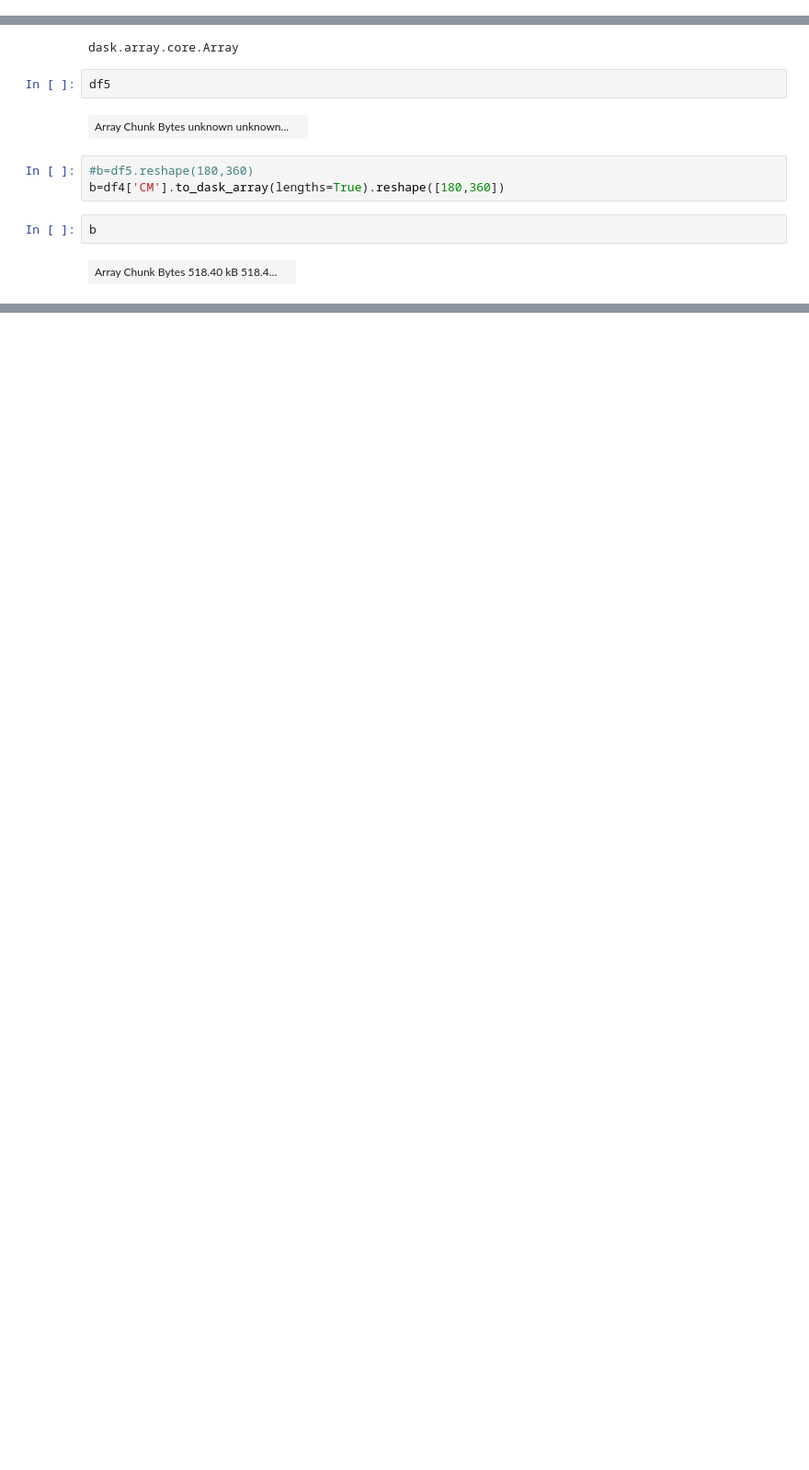
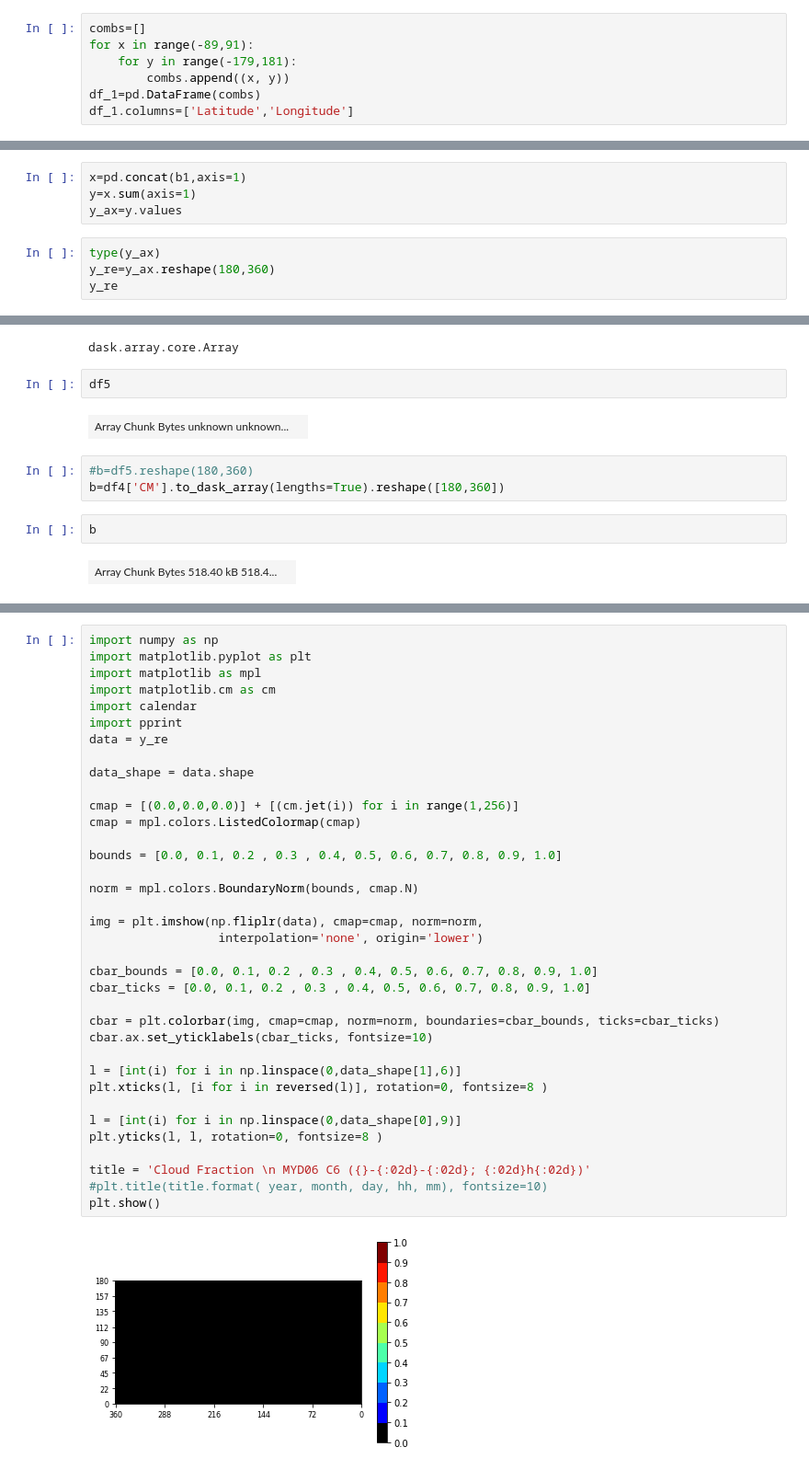
Before and after one commit to big-data-lab-umbc/MODIS_Aggregation, a Jupyter notebook: source/dask/Dask_aggregation_for_each_file.ipynb, the cells around one changed output, grey strips where cells are left out. Shown at 92% size. Saved outputs shown, nothing was run; the diff lists cells and outputs as text; blank space fills up the shorter version.

```diff
--- a/source/dask/Dask_aggregation_for_each_file.ipynb
+++ b/source/dask/Dask_aggregation_for_each_file.ipynb
@@ -147,0 +138,7 @@ SyntaxError: unexpected EOF while parsing (<ipython-input-136-9b8d7e57e565>, lin
+# %%
+combs=[]
+for x in range(-89,91):
+    for y in range(-179,181):
+        combs.append((x, y))
+df_1=pd.DataFrame(combs)
+df_1.columns=['Latitude','Longitude']
@@ -207,0 +226,8 @@ array([[0., 0., 0., ..., 0., 0., 0.],
+# %%
+x=pd.concat(b1,axis=1)
+y=x.sum(axis=1)
+y_ax=y.values
+# %%
+type(y_ax)
+y_re=y_ax.reshape(180,360)
+y_re
@@ -434,0 +478,38 @@ Minimum absolute bias:0.0000
+# %%
+import numpy as np
+import matplotlib.pyplot as plt
+import matplotlib as mpl
+import matplotlib.cm as cm
+import calendar
+import pprint
+data = y_re
+
+data_shape = data.shape
+
+cmap = [(0.0,0.0,0.0)] + [(cm.jet(i)) for i in range(1,256)]
+cmap = mpl.colors.ListedColormap(cmap)
+
+bounds = [0.0, 0.1, 0.2 , 0.3 , 0.4, 0.5, 0.6, 0.7, 0.8, 0.9, 1.0]
+
+norm = mpl.colors.BoundaryNorm(bounds, cmap.N)
+
+img = plt.imshow(np.fliplr(data), cmap=cmap, norm=norm,
+                  interpolation='none', origin='lower')
+
+cbar_bounds = [0.0, 0.1, 0.2 , 0.3 , 0.4, 0.5, 0.6, 0.7, 0.8, 0.9, 1.0]
+cbar_ticks = [0.0, 0.1, 0.2 , 0.3 , 0.4, 0.5, 0.6, 0.7, 0.8, 0.9, 1.0]
+
+cbar = plt.colorbar(img, cmap=cmap, norm=norm, boundaries=cbar_bounds, ticks=cbar_ticks)
+cbar.ax.set_yticklabels(cbar_ticks, fontsize=10)
+
+l = [int(i) for i in np.linspace(0,data_shape[1],6)]
+plt.xticks(l, [i for i in reversed(l)], rotation=0, fontsize=8 )
+
+l = [int(i) for i in np.linspace(0,data_shape[0],9)]
+plt.yticks(l, l, rotation=0, fontsize=8 )
+
+title = 'Cloud Fraction \n MYD06 C6 ({}-{:02d}-{:02d}; {:02d}h{:02d})'
+#plt.title(title.format( year, month, day, hh, mm), fontsize=10)
+plt.show()
+# %% [output]
+[figure, added]
```
Also changed, not shown: parts of 8 cells of this notebook.
